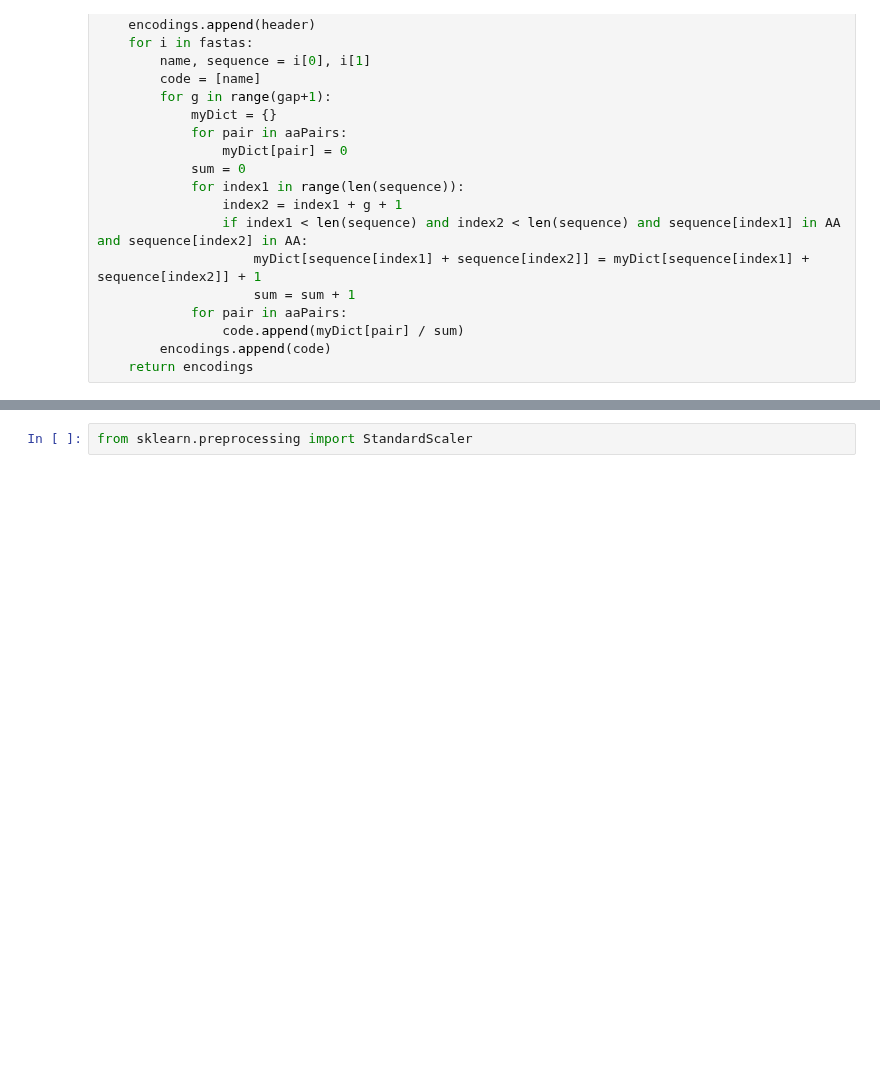
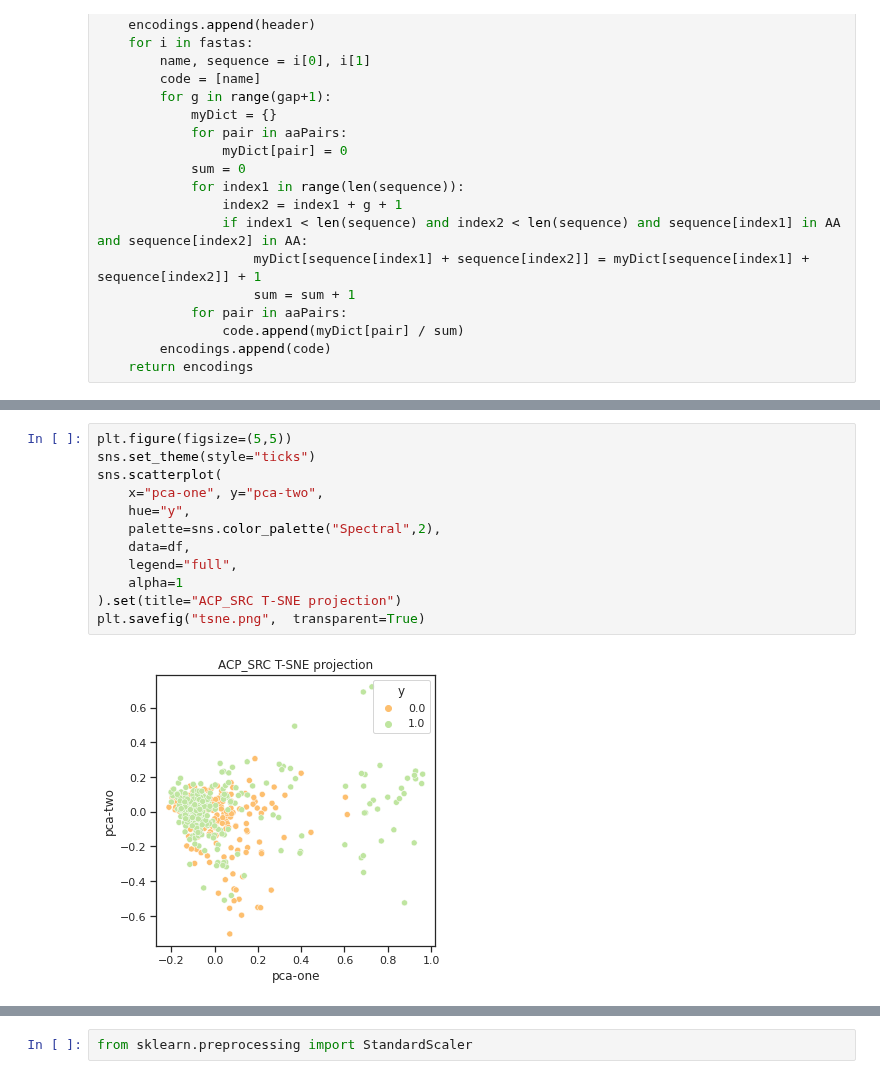
Before and after one commit to ehtisham-Fazal/ACP_KSRC, a Jupyter notebook: new_results_ACP_SRC_740_Python_.ipynb, the cells around one changed output, grey strips where cells are left out. Cells and saved outputs as stored; diff of their text form; blank space fills up the shorter version.

```diff
--- a/new_results_ACP_SRC_740_Python_.ipynb
+++ b/new_results_ACP_SRC_740_Python_.ipynb
@@ -298,0 +344,14 @@ df.columns.shape
+# %%
+plt.figure(figsize=(5,5))
+sns.set_theme(style="ticks")
+sns.scatterplot(
+    x="pca-one", y="pca-two",
+    hue="y",
+    palette=sns.color_palette("Spectral",2),
+    data=df,
+    legend="full",
+    alpha=1
+).set(title="ACP_SRC T-SNE projection")
+plt.savefig("tsne.png",  transparent=True)
+# %% [output]
+[figure, added]
```
Also changed, not shown: parts of 18 cells of this notebook.
